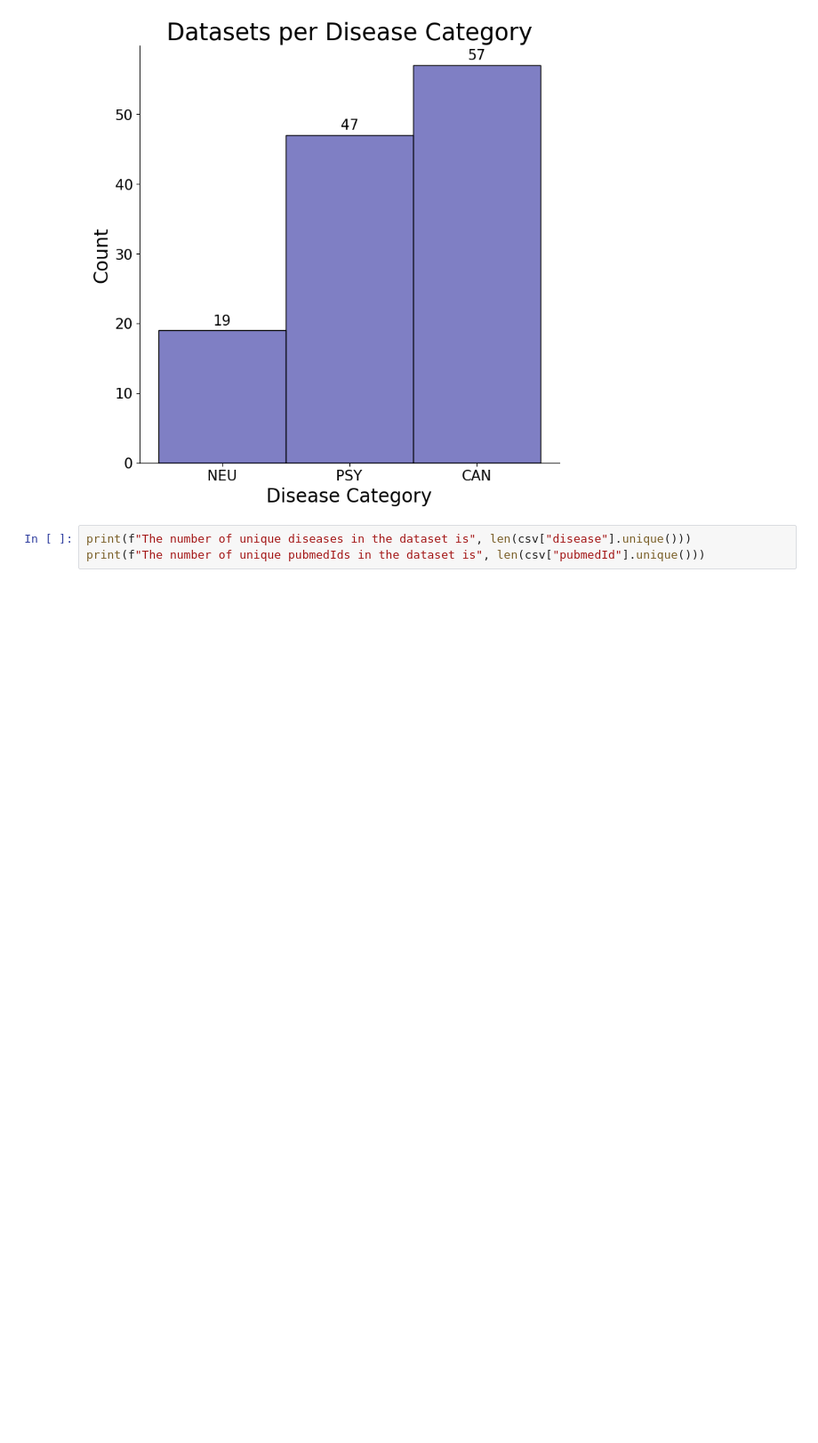
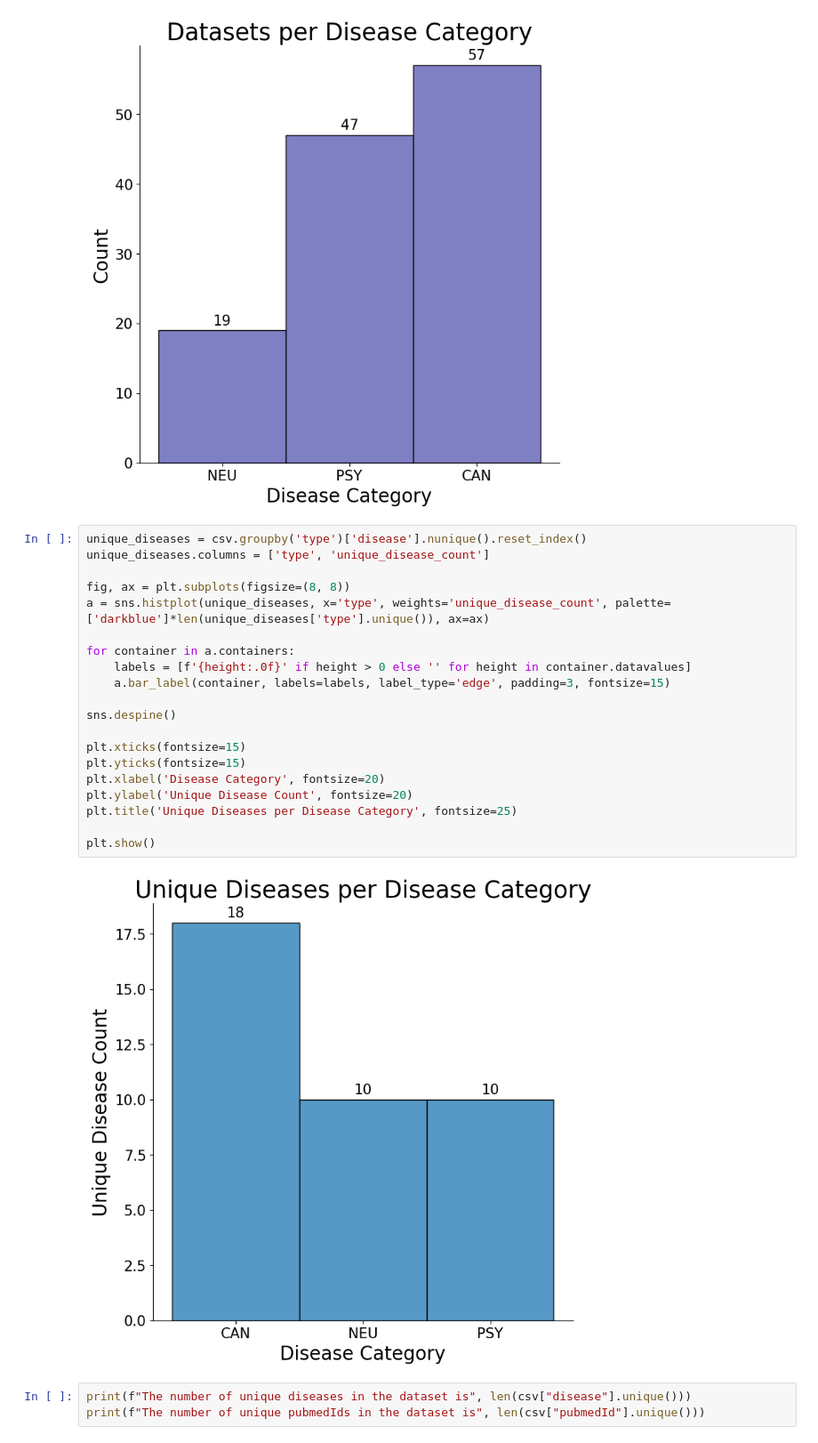
Before and after one commit to MFloresRodero/SOROLLA-gencor, a Jupyter notebook: scripts/pipeline/00_post_selection_EGA_sumstats.ipynb, the cells around one changed output. Shown at 89% size. Saved outputs shown, nothing was run; the diff lists cells and outputs as text; blank space fills up the shorter version.

```diff
--- a/scripts/pipeline/00_post_selection_EGA_sumstats.ipynb
+++ b/scripts/pipeline/00_post_selection_EGA_sumstats.ipynb
@@ -74,6 +74,28 @@ plt.title('Datasets per Disease Category', fontsize=25)
 plt.show()
 # %% [output]
 [figure]
+# %%
+unique_diseases = csv.groupby('type')['disease'].nunique().reset_index()
+unique_diseases.columns = ['type', 'unique_disease_count']
+
+fig, ax = plt.subplots(figsize=(8, 8))
+a = sns.histplot(unique_diseases, x='type', weights='unique_disease_count', palette=['darkblue']*len(unique_diseases['type'].unique()), ax=ax)
+
+for container in a.containers:
+    labels = [f'{height:.0f}' if height > 0 else '' for height in container.datavalues]
+    a.bar_label(container, labels=labels, label_type='edge', padding=3, fontsize=15)
+
+sns.despine()
+
+plt.xticks(fontsize=15)
+plt.yticks(fontsize=15)
+plt.xlabel('Disease Category', fontsize=20)
+plt.ylabel('Unique Disease Count', fontsize=20)
+plt.title('Unique Diseases per Disease Category', fontsize=25)
+
+plt.show()
+# %% [output]
+[figure, added]
 # %%
 print(f"The number of unique diseases in the dataset is", len(csv["disease"].unique()))
 print(f"The number of unique pubmedIds in the dataset is", len(csv["pubmedId"].unique()))
```
Also changed, not shown: parts of 14 cells of this notebook, 6 other files.
